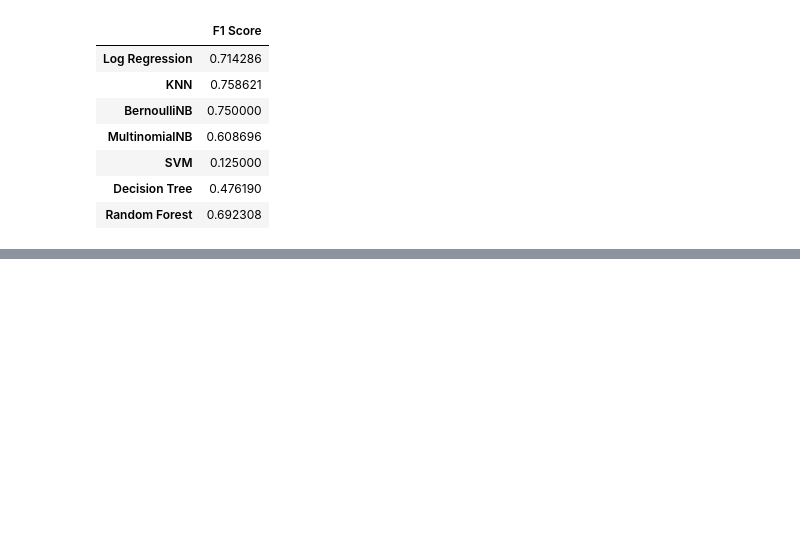
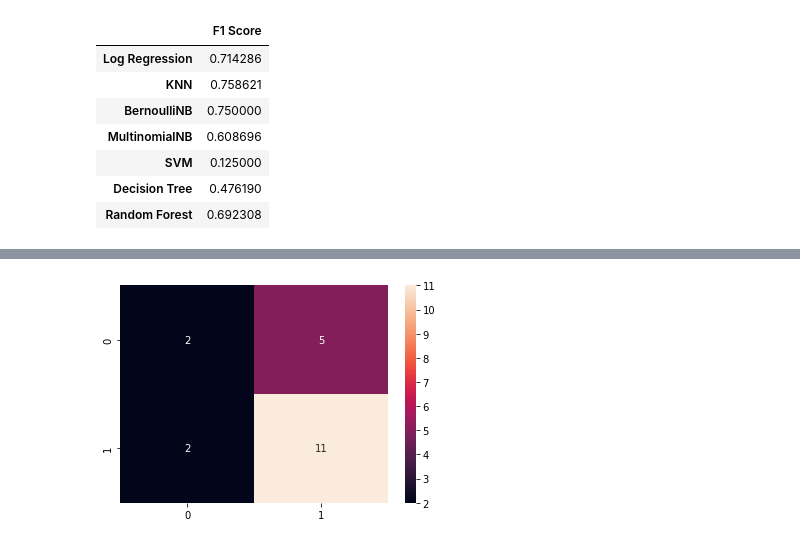
Before and after one commit to rohan-singh987/Student-Mental-Health, a Jupyter notebook: studentMentalHealthML.ipynb, the cells around one changed output, grey strips where cells are left out. Drawn from its saved outputs; the diff is of its cells as text; code cells hidden in the pictures; blank space fills up the shorter version.

Commit message:
building pipeline
Signed-off-by: Rohan Singh <rohannsingh98765@gmail.com>

```diff
--- a/studentMentalHealthML.ipynb
+++ b/studentMentalHealthML.ipynb
@@ -457,0 +466,2 @@ df_train[1]
+# %%
+pipe = Pipeline(steps)
@@ -457,0 +472,2 @@ df_train[1]
+# %%
+pipe.fit(X_train, y_train)
@@ -457,0 +476,2 @@ df_train[1]
+# %%
+y_pred = pipe.predict(X_test)
@@ -457,0 +483,3 @@ df_train[1]
+# %%
+confusionMatrix = confusion_matrix(y_test, y_pred)
+classReport = classification_report(y_test, y_pred)
@@ -457,0 +497,5 @@ df_train[1]
+# %%
+sns.heatmap(confusionMatrix, annot = True)
+plt.show()
+# %% [output]
+[figure, added]
```
Also changed, not shown: parts of 7 cells of this notebook.
